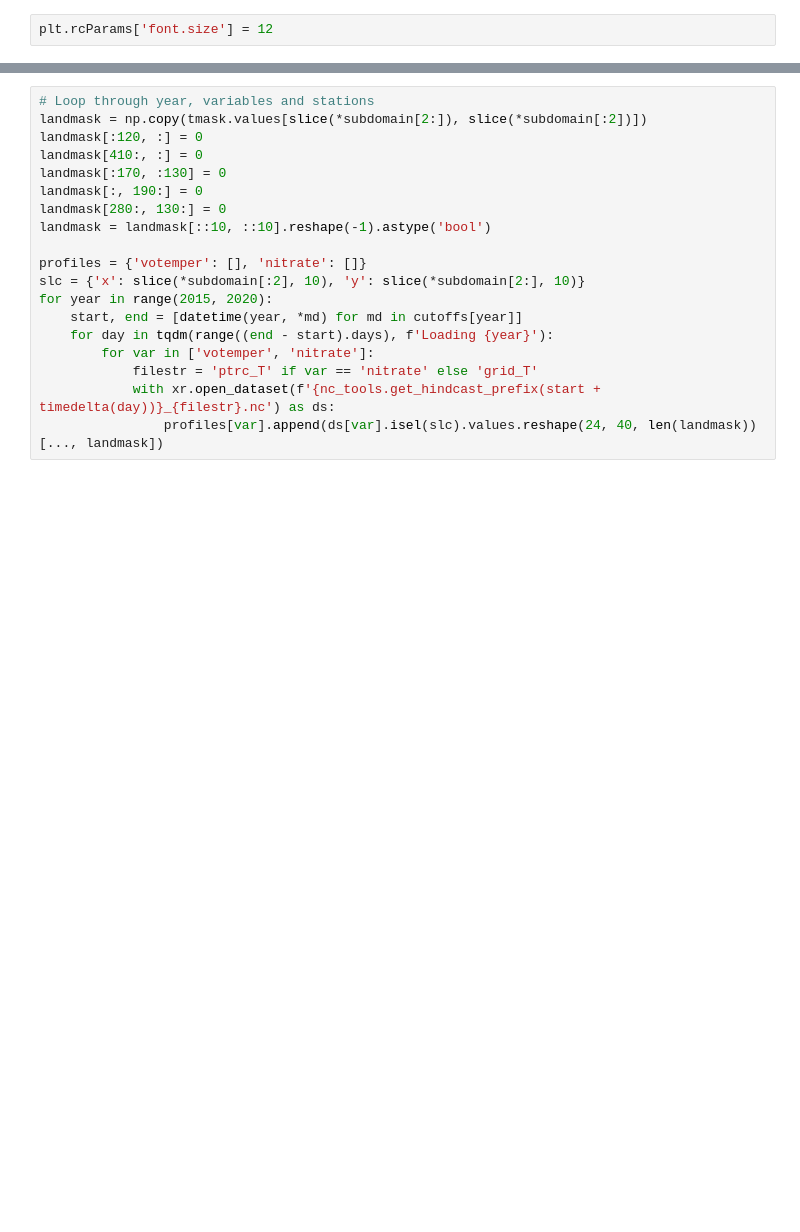
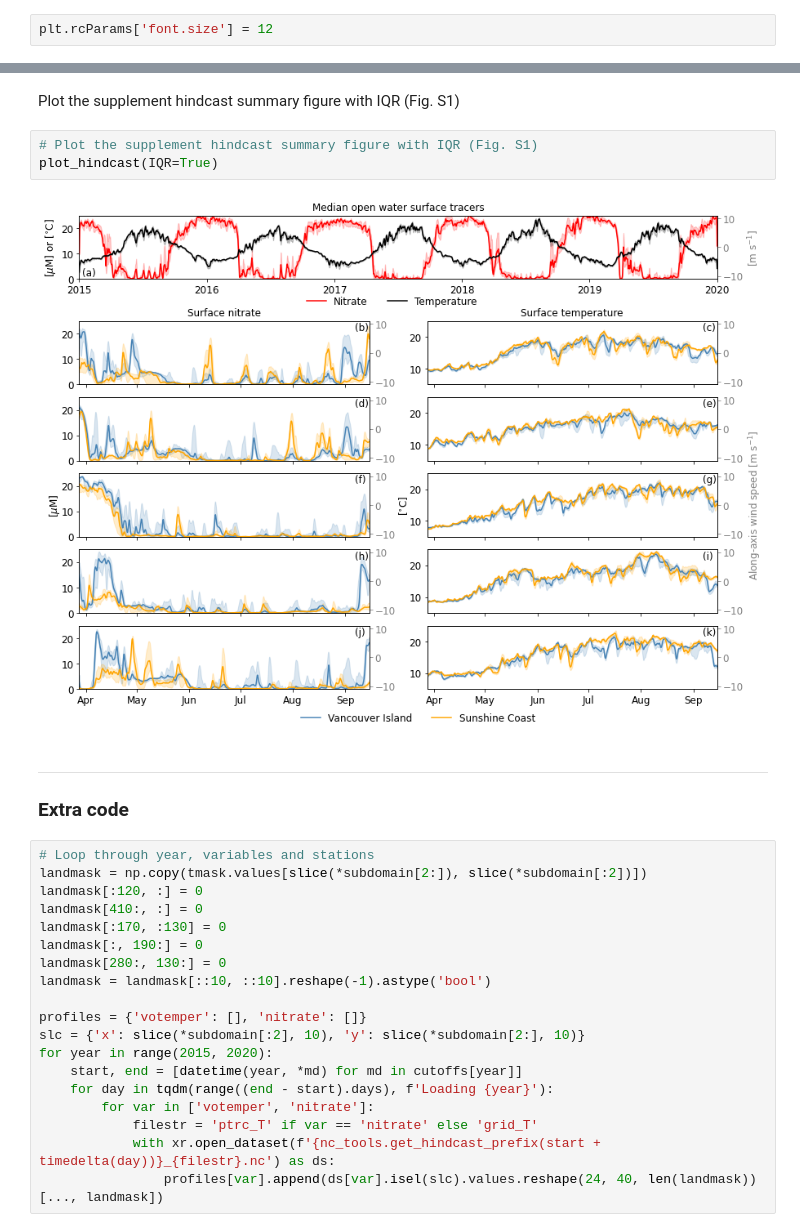
Before and after one commit to SalishSeaCast/SoG_upwelling_EOF_paper, a Jupyter notebook: notebooks/hindcast_nitrate_summary.ipynb, the cells around one changed output, grey strips where cells are left out. Drawn from its saved outputs; the diff is of its cells as text; blank space fills up the shorter version.

```diff
--- a/notebooks/hindcast_nitrate_summary.ipynb
+++ b/notebooks/hindcast_nitrate_summary.ipynb
@@ -293,3 +210,14 @@ Load profiles
+# %% [markdown]
+Plot the supplement hindcast summary figure with IQR (Fig. S1)
+# %%
+# Plot the supplement hindcast summary figure with IQR (Fig. S1)
+plot_hindcast(IQR=True)
+# %% [output]
+[figure, added]
+# %% [markdown]
+***
+
+### Extra code
 # %%
 # Loop through year, variables and stations
 landmask = np.copy(tmask.values[slice(*subdomain[2:]), slice(*subdomain[:2])])
```
Also changed, not shown: parts of 21 cells of this notebook.
